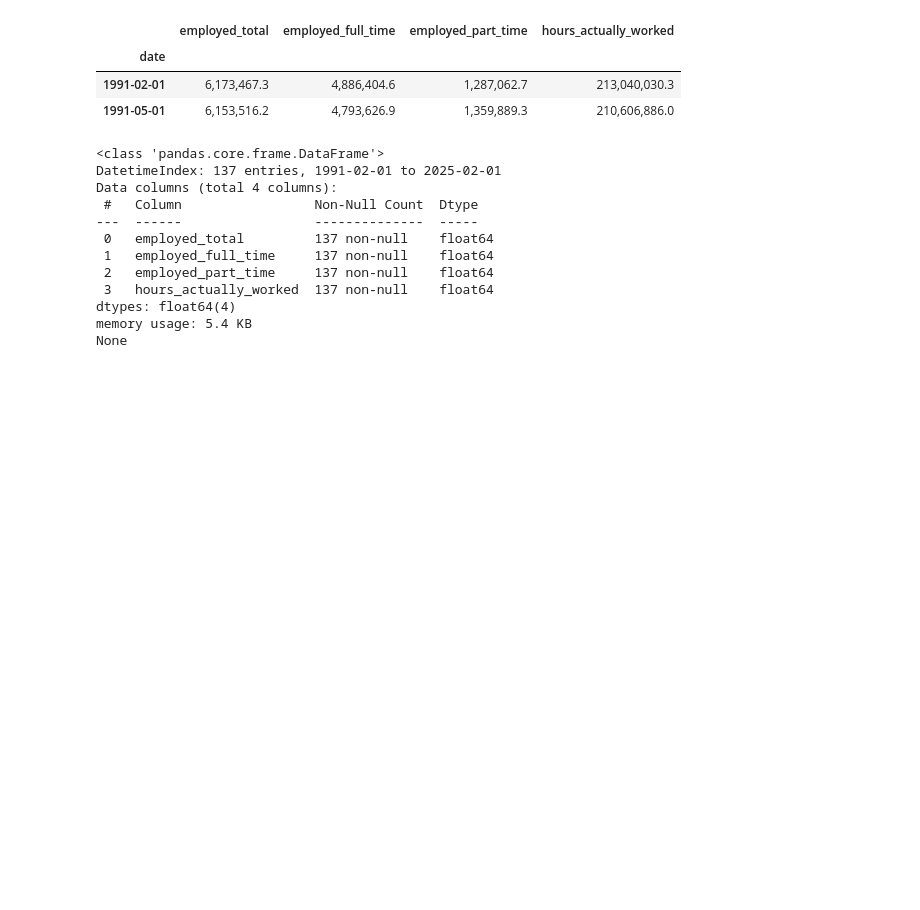
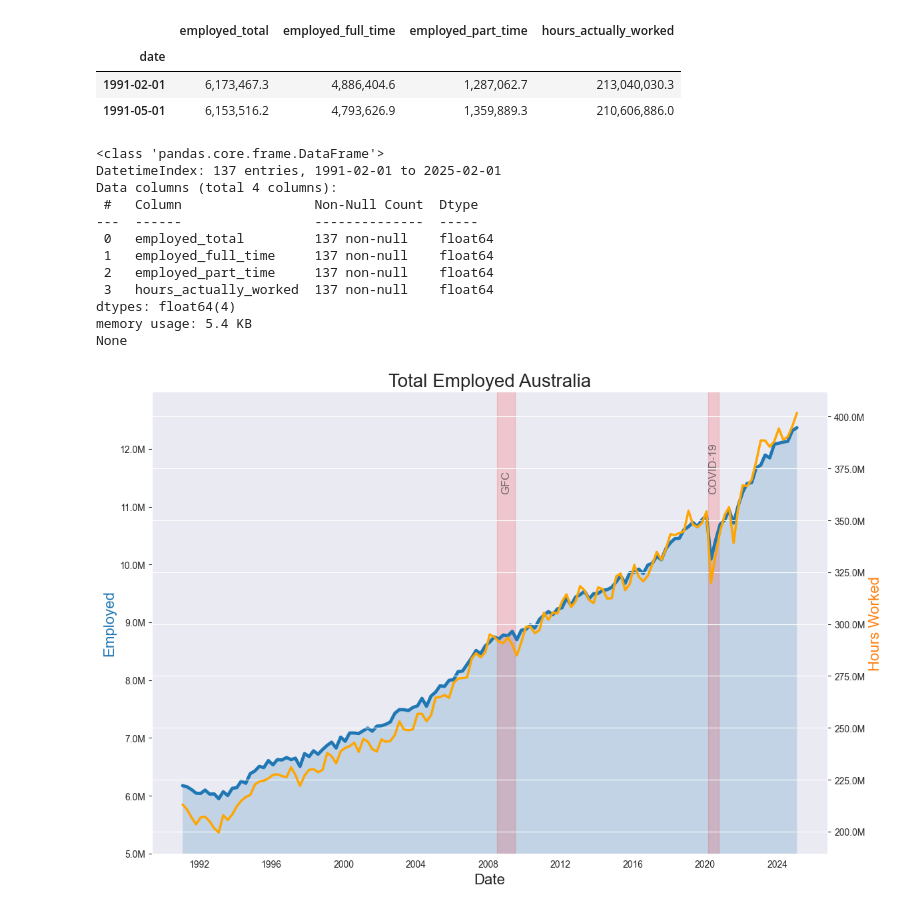
Before and after one commit to accidentalscientist/daily-data-analytics-may2025, a Jupyter notebook: day23/employment_part2.ipynb, the cells around one changed output. Cells and saved outputs as stored; diff of their text form; code cells hidden in the pictures; blank space fills up the shorter version.

Commit message:
finalised 2 day employment_data analysis.

```diff
--- a/day23/employment_part2.ipynb
+++ b/day23/employment_part2.ipynb
@@ -53,3 +56,57 @@ Data columns (total 4 columns):
 dtypes: float64(4)
 memory usage: 5.4 KB
 None
+# %%
+# data cleaned, let's visualise the data
+# use the graph from yesterday to build something more infomrative
+# build the plot
+from matplotlib.ticker import FuncFormatter
+def millions_formatter(x, pos):
+    return f'{x/1000000:.1f}M'
+
+fig, ax1 = plt.subplots(figsize=(12, 8))
+sns.set_style('darkgrid')
+ax1 = sns.lineplot(data=data, x='date', y='employed_total', linewidth=3.5, color='#1f77b4')
+
+# add a second y-axis for hours actually worked
+ax2 = ax1.twinx()
+ax2.plot(data.index, data['hours_actually_worked'], color='orange', linewidth=2.5, label='Hours Actually Worked')
+ax2.set_ylabel('Hours Worked', color='#ff7f0e', fontsize=16)
+ax2.tick_params(axis='y')
+ax2.yaxis.set_major_formatter(FuncFormatter(millions_formatter))
+
+# add some flair
+ax1.fill_between(
+    data.index,
+    data['employed_total'],
+    alpha=0.2,  # Transparency
+    color='#1f77b4',  # Match the line color but more transparent
+    linewidth=0  # No border for the filled area
+)
+
+# set minimum employment value to 5 million, 0 employment is unrealistic
+min_value = 5000000  # 5 million
+ax1.set_ylim(bottom=min_value)
+
+# add recession periods
+recession_periods = [
+    ('2008-07-01', '2009-06-30', 'GFC'),
+    ('2020-03-01', '2020-09-30', 'COVID-19')
+]
+
+for start, end, label in recession_periods:
+    ax1.axvspan(pd.to_datetime(start), pd.to_datetime(end),
+               alpha=0.15, color='red', label=label if label not in plt.gca().get_legend_handles_labels()[1] else '')
+    mid_point = pd.to_datetime(start) + (pd.to_datetime(end) - pd.to_datetime(start))/2
+    y_pos = min_value + (data['employed_total'].max() - min_value) * 0.85  # Near bottom
+    ax1.text(mid_point, y_pos, label, ha='center', rotation=90, alpha=0.6, fontsize=12)
+
+
+plt.title('Total Employed Australia', fontsize=20)
+ax1.set_xlabel('Date', fontsize=16)
+ax1.set_ylabel('Employed', color='#1f77b4', fontsize=16)
+ax1.yaxis.set_major_formatter(FuncFormatter(millions_formatter))
+plt.tight_layout()
+plt.show()
+# %% [output]
+[figure, added]
```
Also changed, not shown: parts of 5 cells of this notebook.
